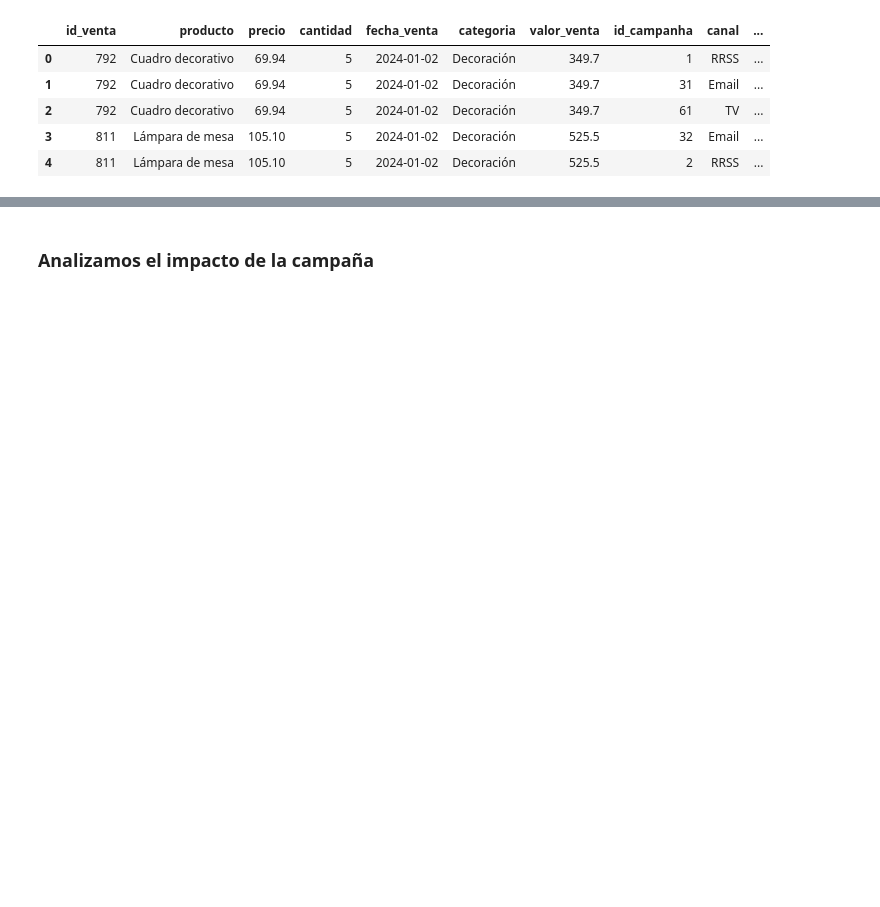
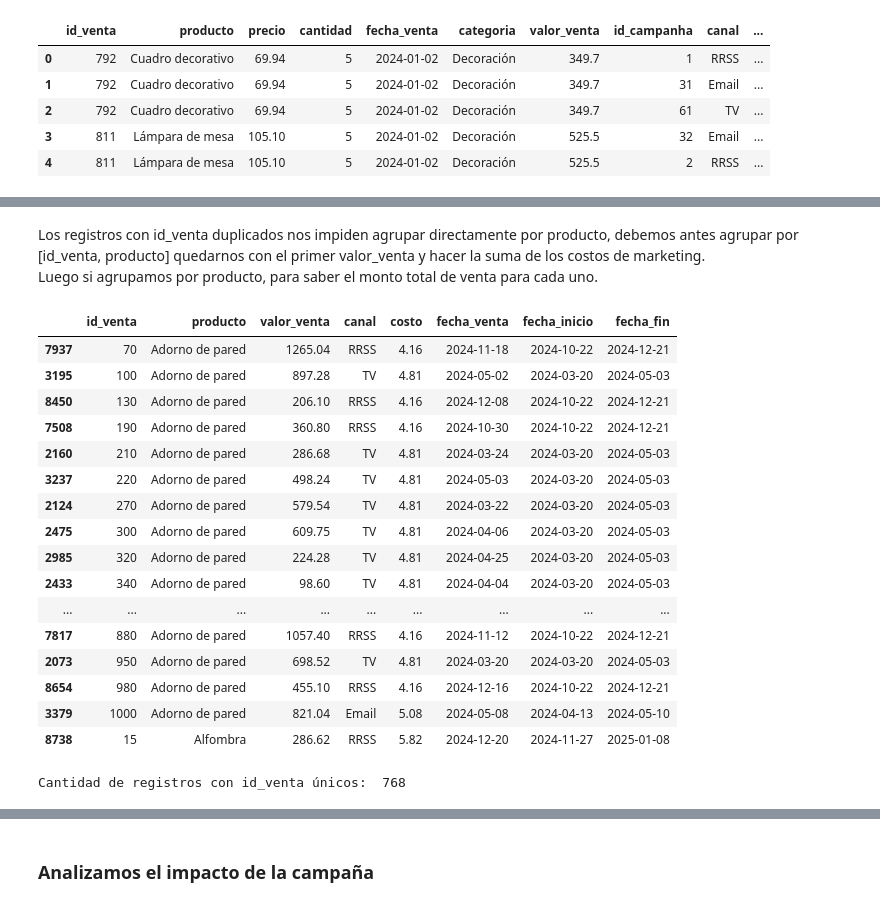
Before and after one commit to CppR-Repo/TT-2C2025-Data-Analitycs-Notebooks, a Jupyter notebook: EntregaFinal/MiEntrega-Final/Entrega_final.ipynb, the cells around one changed output, grey strips where cells are left out. Cells and saved outputs as stored; diff of their text form; code cells hidden in the pictures; blank space fills up the shorter version.

```diff
--- a/EntregaFinal/MiEntrega-Final/Entrega_final.ipynb
+++ b/EntregaFinal/MiEntrega-Final/Entrega_final.ipynb
@@ -631,0 +688,4 @@ ventas_marketing.head()
+# %%
+# Nos quedamos solo con los registros de ventas durante la campaña de marketing
+filtro_ventas_marketing = ventas_marketing[(ventas_marketing["fecha_venta"] >= ventas_marketing["fecha_inicio"]) & (ventas_marketing["fecha_venta"] <= ventas_marketing["fecha_fin"])]
+print("Cantidad de registros dentro de la campaña: ", len(filtro_ventas_marketing))
@@ -631,0 +721,30 @@ ventas_marketing.head()
+# %% [markdown]
+Los registros con id_venta duplicados nos impiden agrupar directamente por producto, debemos antes agrupar por [id_venta, producto] quedarnos con el primer valor_venta y hacer la suma de los costos de marketing.
+<BR>
+Luego si agrupamos por producto, para saber el monto total de venta para cada uno.
+# %%
+# Venta unica (sin duplicados por canal)
+ventas_unicas = filtro_ventas_marketing.drop_duplicates(subset=['id_venta'])
+ventas_unicas[["id_venta","producto", "valor_venta", "canal", "costo", "fecha_venta", "fecha_inicio","fecha_fin"]].sort_values(by=["producto", "id_venta"], ascending=True).head(29)
+# %% [output]
+|  | id_venta | producto | valor_venta | canal | costo | fecha_venta | fecha_inicio | fecha_fin |
+| 7937 | 70 | Adorno de pared | 1265.04 | RRSS | 4.16 | 2024-11-18 | 2024-10-22 | 2024-12-21 |
+| 3195 | 100 | Adorno de pared | 897.28 | TV | 4.81 | 2024-05-02 | 2024-03-20 | 2024-05-03 |
+| 8450 | 130 | Adorno de pared | 206.10 | RRSS | 4.16 | 2024-12-08 | 2024-10-22 | 2024-12-21 |
+| 7508 | 190 | Adorno de pared | 360.80 | RRSS | 4.16 | 2024-10-30 | 2024-10-22 | 2024-12-21 |
+| 2160 | 210 | Adorno de pared | 286.68 | TV | 4.81 | 2024-03-24 | 2024-03-20 | 2024-05-03 |
+| 3237 | 220 | Adorno de pared | 498.24 | TV | 4.81 | 2024-05-03 | 2024-03-20 | 2024-05-03 |
+| 2124 | 270 | Adorno de pared | 579.54 | TV | 4.81 | 2024-03-22 | 2024-03-20 | 2024-05-03 |
+| 2475 | 300 | Adorno de pared | 609.75 | TV | 4.81 | 2024-04-06 | 2024-03-20 | 2024-05-03 |
+| 2985 | 320 | Adorno de pared | 224.28 | TV | 4.81 | 2024-04-25 | 2024-03-20 | 2024-05-03 |
+| 2433 | 340 | Adorno de pared | 98.60 | TV | 4.81 | 2024-04-04 | 2024-03-20 | 2024-05-03 |
+| ... | ... | ... | ... | ... | ... | ... | ... | ... |
+| 7817 | 880 | Adorno de pared | 1057.40 | RRSS | 4.16 | 2024-11-12 | 2024-10-22 | 2024-12-21 |
+| 2073 | 950 | Adorno de pared | 698.52 | TV | 4.81 | 2024-03-20 | 2024-03-20 | 2024-05-03 |
+| 8654 | 980 | Adorno de pared | 455.10 | RRSS | 4.16 | 2024-12-16 | 2024-10-22 | 2024-12-21 |
+| 3379 | 1000 | Adorno de pared | 821.04 | Email | 5.08 | 2024-05-08 | 2024-04-13 | 2024-05-10 |
+| 8738 | 15 | Alfombra | 286.62 | RRSS | 5.82 | 2024-12-20 | 2024-11-27 | 2025-01-08 |
+# %%
+print("Cantidad de registros con id_venta únicos: ", len(ventas_unicas))
+# %% [output]
+Cantidad de registros con id_venta únicos:  768
```
Also changed, not shown: parts of 30 cells of this notebook.
